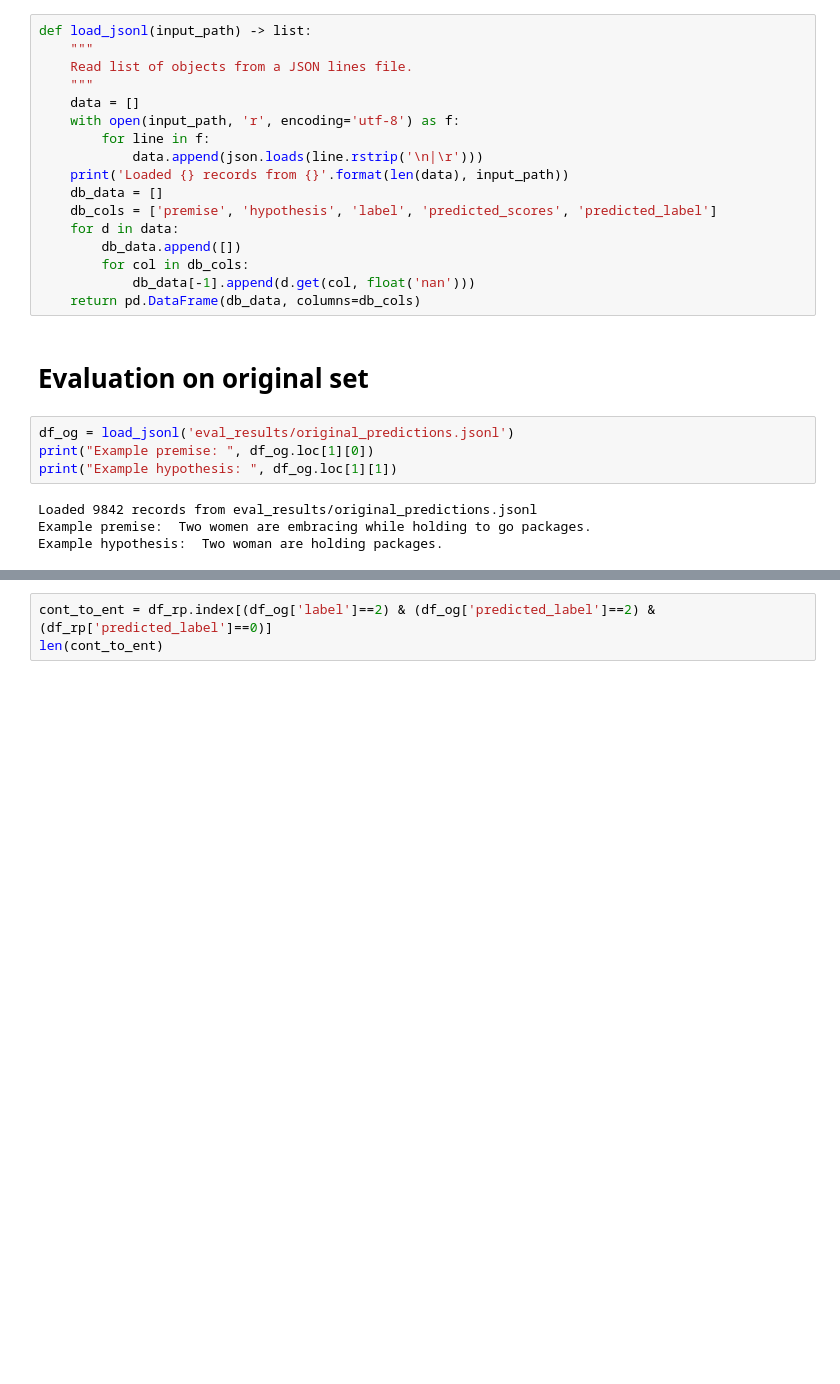
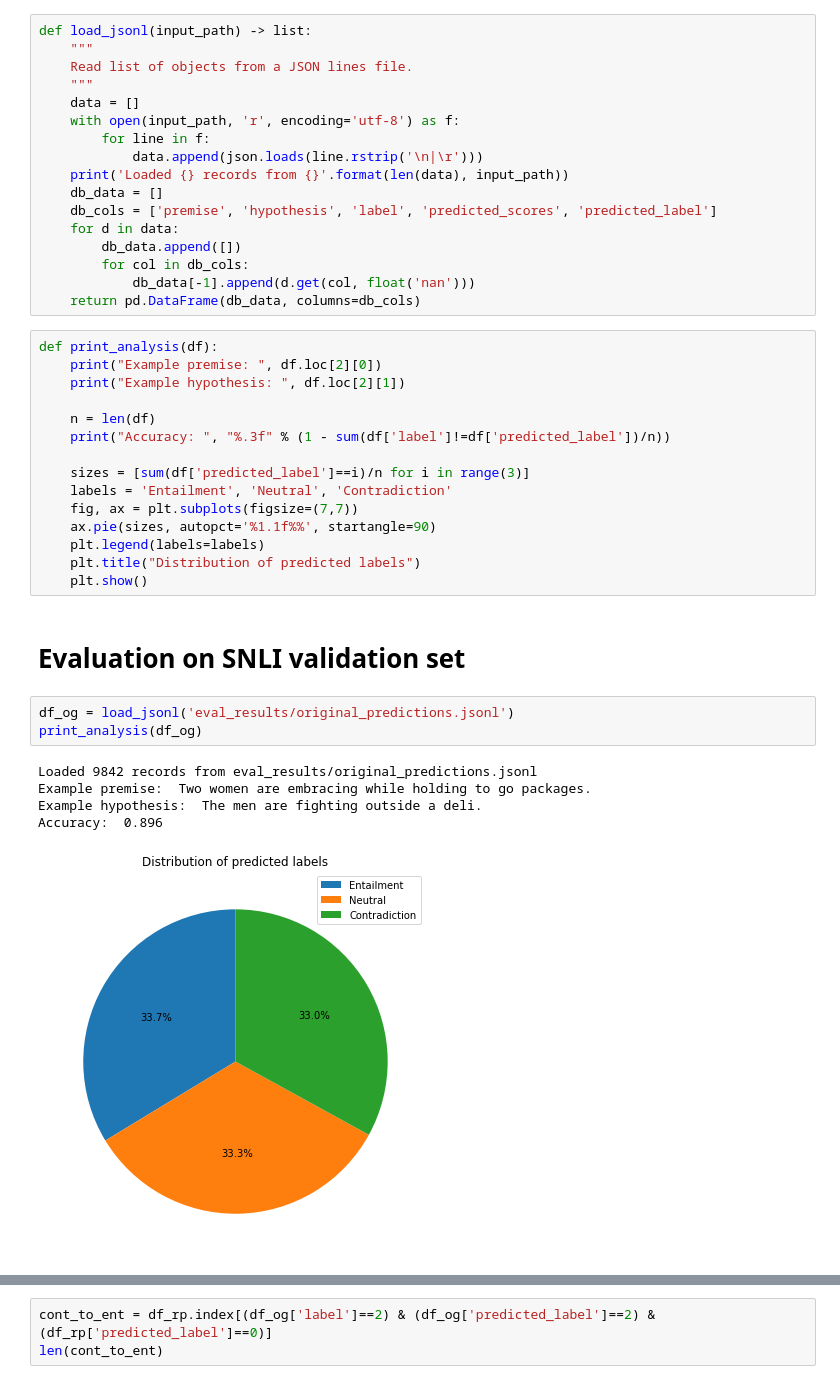
Before and after one commit to emc5ud/fp-dataset-artifacts, a Jupyter notebook: brian/brian-analysis.ipynb, the cells around one changed output, grey strips where cells are left out. Saved outputs shown, nothing was run; the diff lists cells and outputs as text; blank space fills up the shorter version.

```diff
--- a/brian/brian-analysis.ipynb
+++ b/brian/brian-analysis.ipynb
@@ -20,13 +20,29 @@ def load_jsonl(input_path) -> list:
         for col in db_cols:
             db_data[-1].append(d.get(col, float('nan')))
     return pd.DataFrame(db_data, columns=db_cols)
+# %%
+def print_analysis(df):
+    print("Example premise: ", df.loc[2][0])
+    print("Example hypothesis: ", df.loc[2][1])
+
+    n = len(df)
+    print("Accuracy: ", "%.3f" % (1 - sum(df['label']!=df['predicted_label'])/n))
+
+    sizes = [sum(df['predicted_label']==i)/n for i in range(3)]
+    labels = 'Entailment', 'Neutral', 'Contradiction'
+    fig, ax = plt.subplots(figsize=(7,7))
+    ax.pie(sizes, autopct='%1.1f%%', startangle=90)
+    plt.legend(labels=labels)
+    plt.title("Distribution of predicted labels")
+    plt.show()
 # %% [markdown]
-# Evaluation on original set
+# Evaluation on SNLI validation set
 # %%
 df_og = load_jsonl('eval_results/original_predictions.jsonl')
-print("Example premise: ", df_og.loc[1][0])
-print("Example hypothesis: ", df_og.loc[1][1])
+print_analysis(df_og)
 # %% [output]
 Loaded 9842 records from eval_results/original_predictions.jsonl
 Example premise:  Two women are embracing while holding to go packages.
-Example hypothesis:  Two woman are holding packages.
+Example hypothesis:  The men are fighting outside a deli.
+Accuracy:  0.896
+[figure, added]
```
Also changed, not shown: parts of 22 cells of this notebook, 6 other files.
